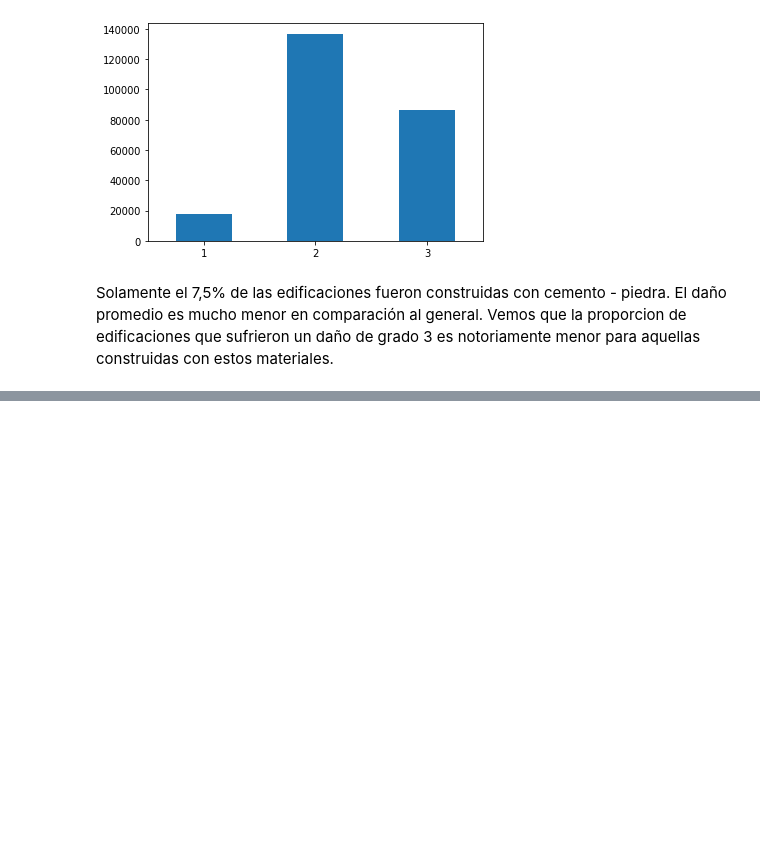
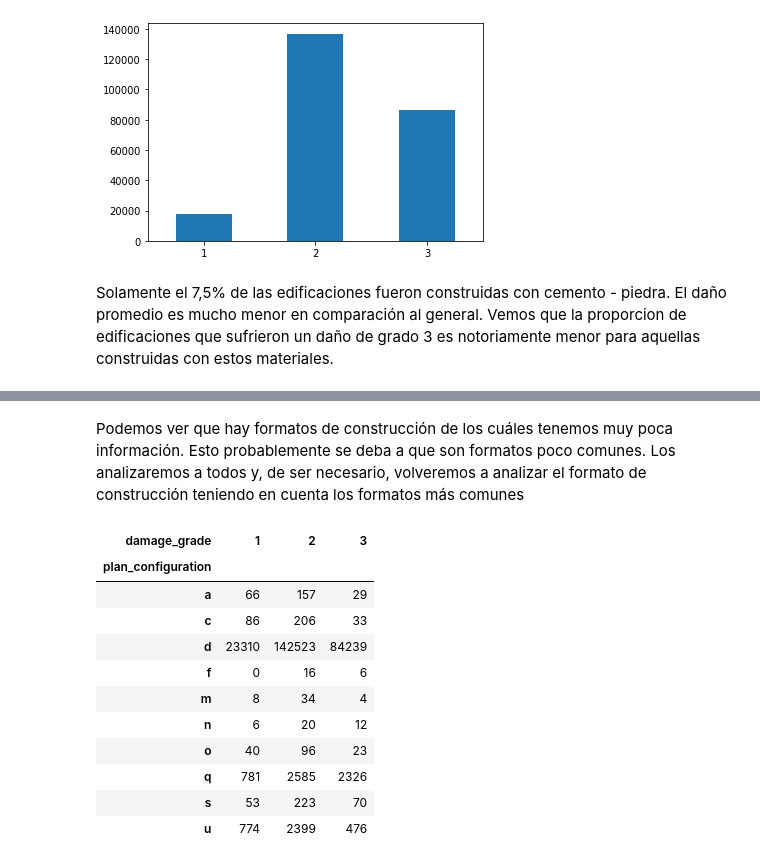
Before and after one commit to franvinas/7506-tp1, a Jupyter notebook: tp1.ipynb, the cells around one changed output, grey strips where cells are left out. Drawn from its saved outputs; the diff is of its cells as text; code cells hidden in the pictures; blank space fills up the shorter version.

```diff
--- a/tp1.ipynb
+++ b/tp1.ipynb
@@ -611,0 +629,18 @@ Solamente el 7,5% de las edificaciones fueron construidas con cemento - piedra.
+# %% [markdown]
+Podemos ver que hay formatos de construcción de los cuáles tenemos muy poca información. Esto probablemente se deba a que son formatos poco comunes. Los analizaremos a todos y, de ser necesario, volveremos a analizar el formato de construcción teniendo en cuenta los formatos más comunes
+# %%
+daño_por_formato = df[["building_id", "plan_configuration", "damage_grade"]].pivot_table(index="plan_configuration", columns="damage_grade", values="building_id",aggfunc="count")
+daño_por_formato
+# %% [output]
+| damage_grade | 1 | 2 | 3 |
+| plan_configuration |  |  |  |
+| a | 66 | 157 | 29 |
+| c | 86 | 206 | 33 |
+| d | 23310 | 142523 | 84239 |
+| f | 0 | 16 | 6 |
+| m | 8 | 34 | 4 |
+| n | 6 | 20 | 12 |
+| o | 40 | 96 | 23 |
+| q | 781 | 2585 | 2326 |
+| s | 53 | 223 | 70 |
+| u | 774 | 2399 | 476 |
```
Also changed, not shown: parts of 13 cells of this notebook.
